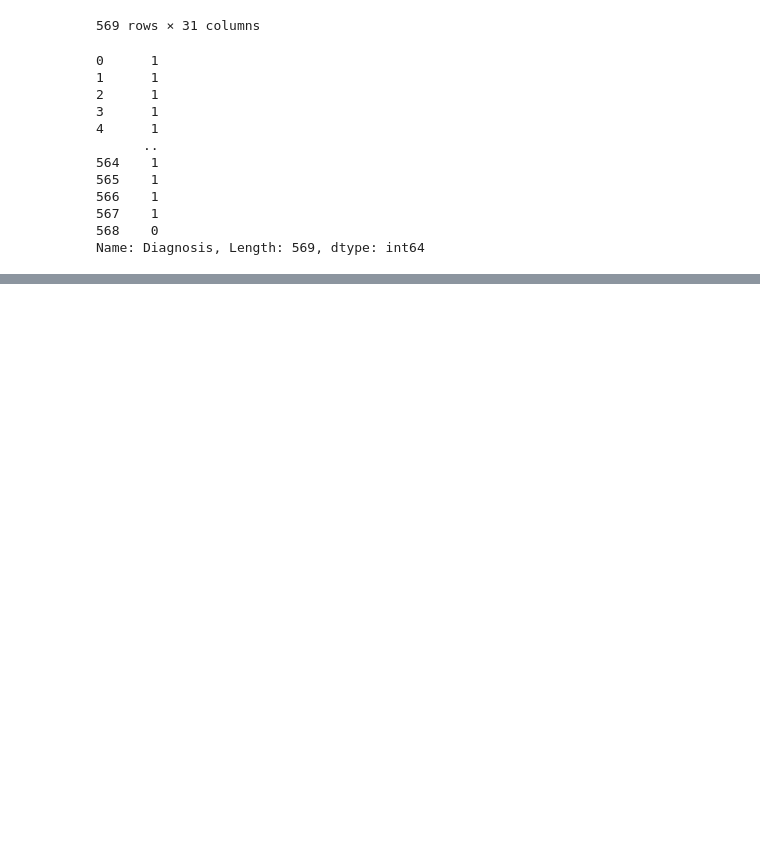
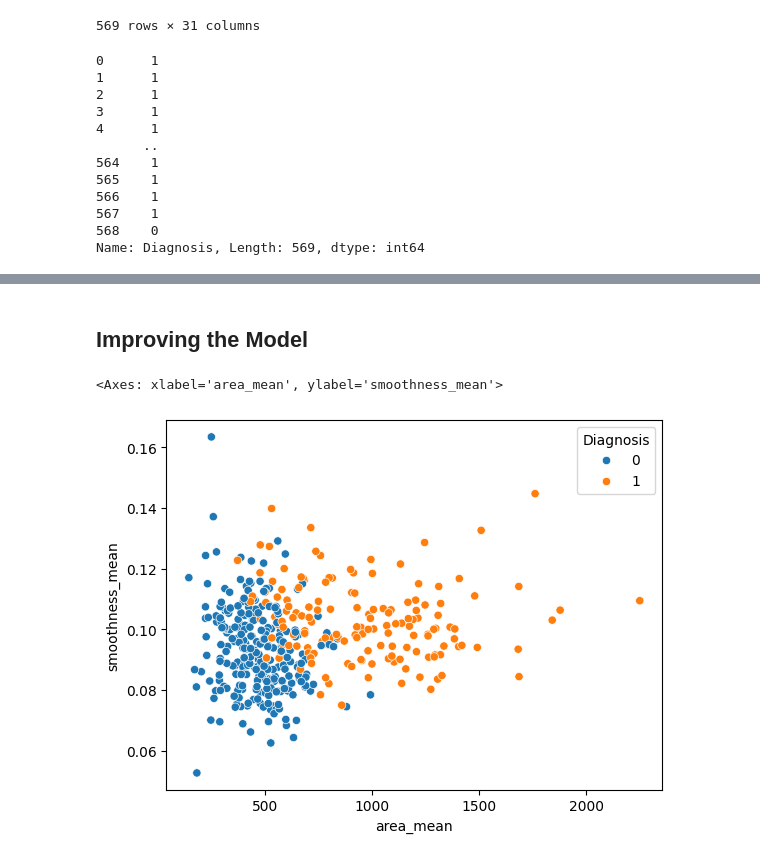
Before and after one commit to the-engrossed/breast_cancer_classification, a Jupyter notebook: test.ipynb, the cells around one changed output, grey strips where cells are left out. Drawn from its saved outputs; the diff is of its cells as text; code cells hidden in the pictures; blank space fills up the shorter version.

```diff
--- a/test.ipynb
+++ b/test.ipynb
@@ -154,0 +183,2 @@ y_train.shape
+# %% [markdown]
+## Improving the Model
@@ -154,0 +190,5 @@ y_train.shape
+# %%
+sns.scatterplot(x= X_train['area_mean'], y = X_train['smoothness_mean'], hue = y_train)
+# %% [output]
+<Axes: xlabel='area_mean', ylabel='smoothness_mean'>
+[figure, added]
```
Also changed, not shown: parts of 22 cells of this notebook.
